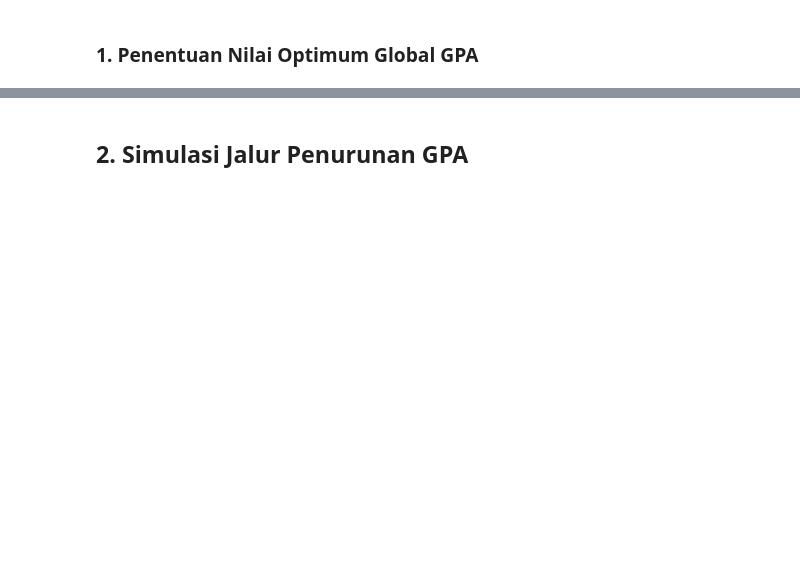
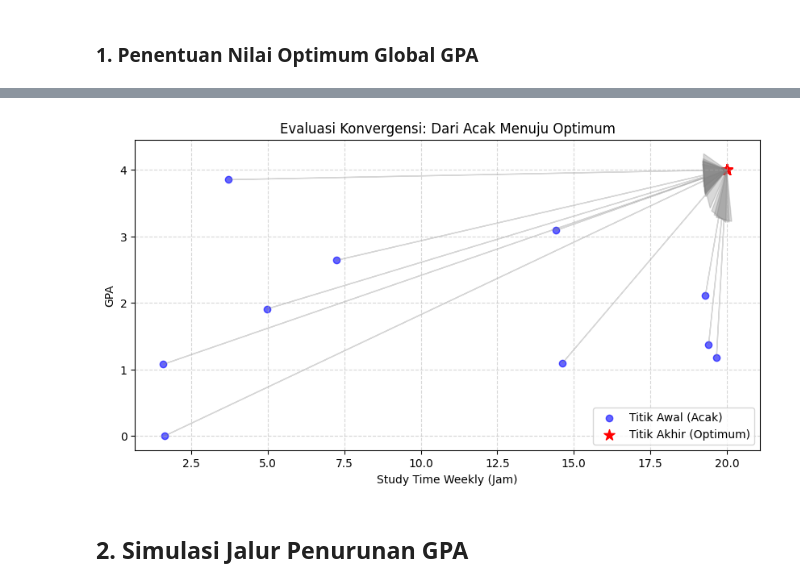
Before and after one commit to ErisAlfionita8/anum-group-project, a Jupyter notebook: eas_nilai_optimum.ipynb, the cells around one changed output, grey strips where cells are left out. Cells and saved outputs as stored; diff of their text form; code cells hidden in the pictures; blank space fills up the shorter version.

```diff
--- a/eas_nilai_optimum.ipynb
+++ b/eas_nilai_optimum.ipynb
@@ -162,0 +132,22 @@ Top 3 hasil optimasi dari beberapa titik awal:
+# %%
+# ----- Evaluasi apakah titik maksimum yang diperoleh merupakan maksimum lokal atau maksimum global dengan membandingkan beberapa titik awal pencarian.
+def run_optimization_path(start_x, steps=2000, learning_rate=1.0):
+    x = start_x.copy()
+    for step in range(steps):
+        grad = get_gradient(x)
+        x = x + learning_rate * grad
+        x = np.clip(x, bounds[:,0], bounds[:,1]) # Projection
+
+    final_gpa = GPA_func(x)
+    return x, final_gpa
+
+num_restarts = 10  # Jumlah titik awal acak yang akan diuji
+results_gpa = []
+results_points = []
+starting_points = []
+
+print(f"{'='*60}")
+print(f"EVALUASI MAKSIMUM LOKAL VS GLOBAL ({num_restarts} Iterasi)")
+print(f"{'='*60}")
+print(f"{'Iterasi':<8} | {'Start (Study, Abs)':<20} | {'End GPA':<10} | {'Status'}")
+print("-" * 60)
@@ -163,2 +218,26 @@ Top 3 hasil optimasi dari beberapa titik awal:
+# %%
+plt.figure(figsize=(10, 5))
+
+start_study = [p[0] for p in starting_points]
+start_gpa = [GPA_func(p) for p in starting_points]
+end_study = [p[0] for p in results_points]
+end_gpa = results_gpa
+
+plt.scatter(start_study, start_gpa, color='blue', alpha=0.6, label='Titik Awal (Acak)', marker='o')
+plt.scatter(end_study, end_gpa, color='red', s=100, label='Titik Akhir (Optimum)', marker='*')
+
+for i in range(num_restarts):
+    plt.arrow(start_study[i], start_gpa[i],
+              end_study[i] - start_study[i], end_gpa[i] - start_gpa[i],
+              color='gray', alpha=0.3, length_includes_head=True, head_width=0.5)
+
+plt.xlabel('Study Time Weekly (Jam)')
+plt.ylabel('GPA')
+plt.title('Evaluasi Konvergensi: Dari Acak Menuju Optimum')
+plt.legend()
+plt.grid(True, linestyle='--', alpha=0.5)
+plt.show()
+# %% [output]
+[figure, added]
 # %% [markdown]
 ## 2. Simulasi Jalur Penurunan GPA
```
Also changed, not shown: parts of 23 cells of this notebook.
